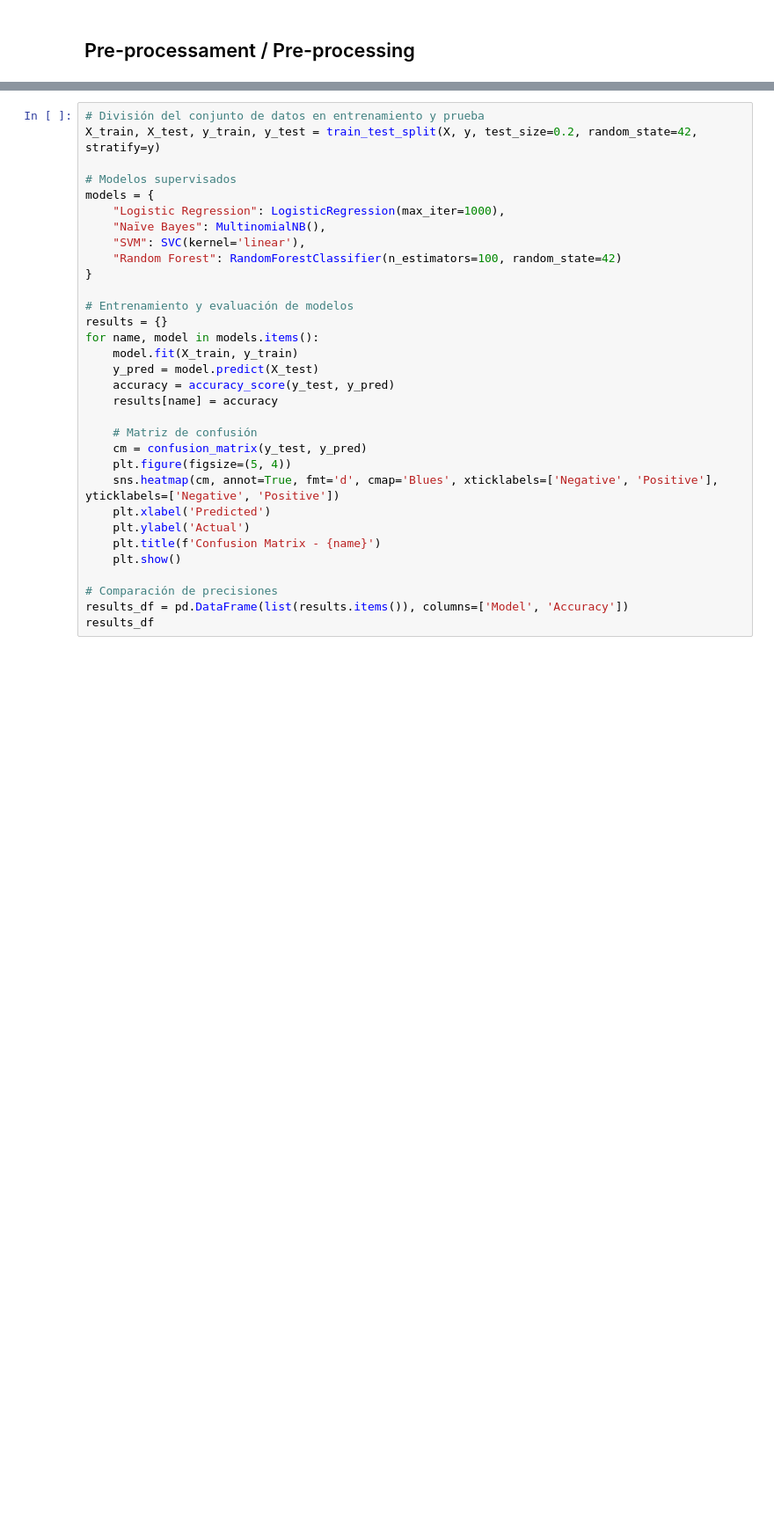
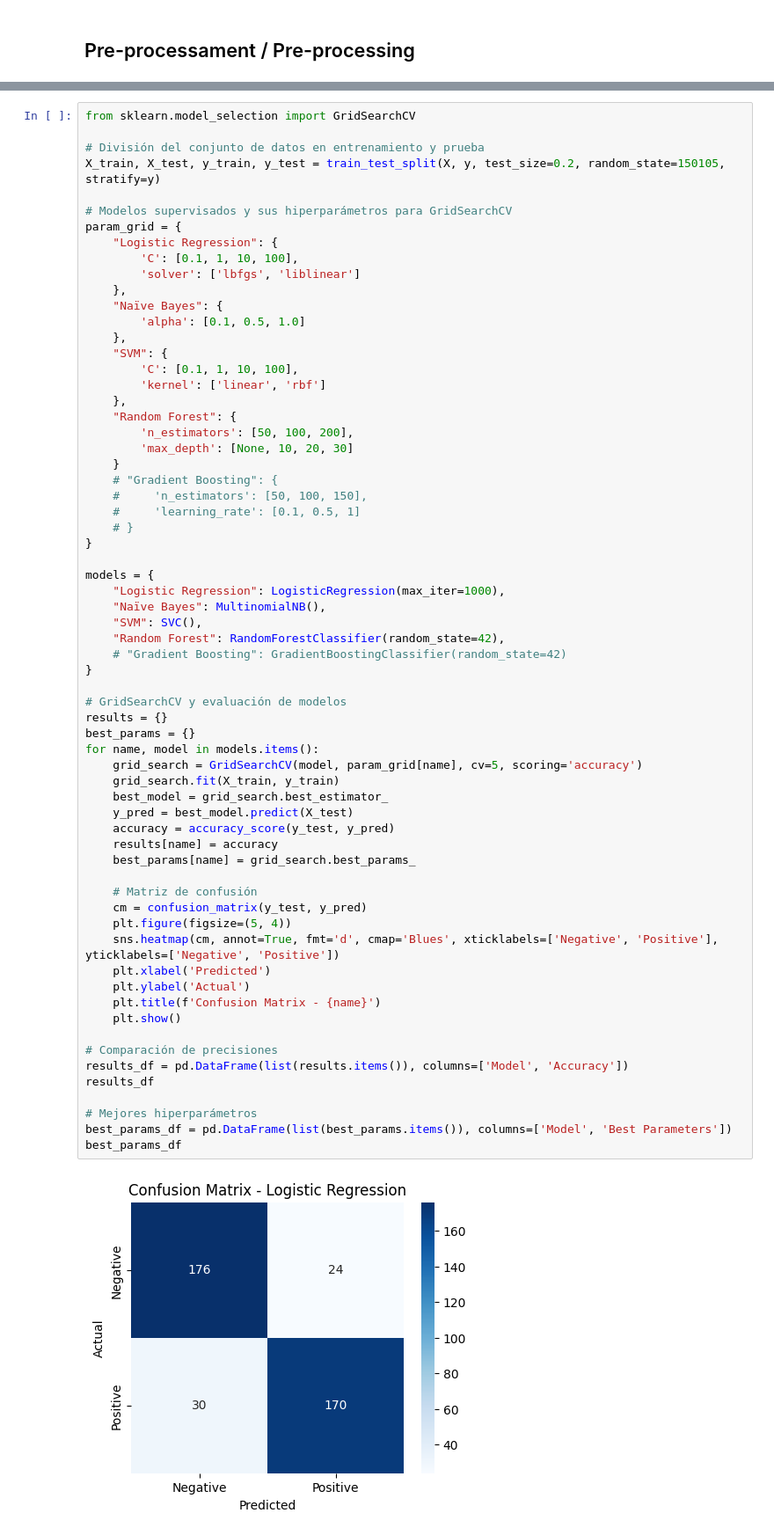
Before and after one commit to paulaa2/Practica2_PLH, a Jupyter notebook: main_updated.ipynb, the cells around one changed output, grey strips where cells are left out. Shown at 88% size. Cells and saved outputs as stored; diff of their text form; blank space fills up the shorter version.

```diff
--- a/main_updated.ipynb
+++ b/main_updated.ipynb
@@ -82,32 +77,67 @@ y = np.array([1 if sentiment == 'pos' else 0 for sentiment in df['sentiment']])
 # %%
+from sklearn.model_selection import GridSearchCV
+
 # División del conjunto de datos en entrenamiento y prueba
-X_train, X_test, y_train, y_test = train_test_split(X, y, test_size=0.2, random_state=42, stratify=y)
+X_train, X_test, y_train, y_test = train_test_split(X, y, test_size=0.2, random_state=150105, stratify=y)
 
-# Modelos supervisados
+# Modelos supervisados y sus hiperparámetros para GridSearchCV
+param_grid = {
+    "Logistic Regression": {
+        'C': [0.1, 1, 10, 100],
+        'solver': ['lbfgs', 'liblinear']
+    },
+    "Naïve Bayes": {
+        'alpha': [0.1, 0.5, 1.0]
+    },
+    "SVM": {
+        'C': [0.1, 1, 10, 100],
+        'kernel': ['linear', 'rbf']
+    },
+    "Random Forest": {
+        'n_estimators': [50, 100, 200],
+        'max_depth': [None, 10, 20, 30]
+    }
+    # "Gradient Boosting": {
+    #     'n_estimators': [50, 100, 150],
+    #     'learning_rate': [0.1, 0.5, 1]
+    # }
+}
+
 models = {
     "Logistic Regression": LogisticRegression(max_iter=1000),
     "Naïve Bayes": MultinomialNB(),
-    "SVM": SVC(kernel='linear'),
-    "Random Forest": RandomForestClassifier(n_estimators=100, random_state=42)
+    "SVM": SVC(),
+    "Random Forest": RandomForestClassifier(random_state=42),
+    # "Gradient Boosting": GradientBoostingClassifier(random_state=42)
 }
 
-# Entrenamiento y evaluación de modelos
+# GridSearchCV y evaluación de modelos
 results = {}
+best_params = {}
 for name, model in models.items():
-    model.fit(X_train, y_train)
-    y_pred = model.predict(X_test)
+    grid_search = GridSearchCV(model, param_grid[name], cv=5, scoring='accuracy')
+    grid_search.fit(X_train, y_train)
+    best_model = grid_search.best_estimator_
+    y_pred = best_model.predict(X_test)
     accuracy = accuracy_score(y_test, y_pred)
     results[name] = accuracy
+    best_params[name] = grid_search.best_params_
 
     # Matriz de confusión
     cm = confusion_matrix(y_test, y_pred)
     plt.figure(figsize=(5, 4))
     sns.heatmap(cm, annot=True, fmt='d', cmap='Blues', xticklabels=['Negative', 'Positive'], yticklabels=['Negative', 'Positive'])
     plt.xlabel('Predicted')
     plt.ylabel('Actual')
     plt.title(f'Confusion Matrix - {name}')
     plt.show()
 
 # Comparación de precisiones
 results_df = pd.DataFrame(list(results.items()), columns=['Model', 'Accuracy'])
 results_df
+
+# Mejores hiperparámetros
+best_params_df = pd.DataFrame(list(best_params.items()), columns=['Model', 'Best Parameters'])
+best_params_df
+# %% [output]
+[figure, added]
```
Also changed, not shown: parts of 12 cells of this notebook, 1 other file.
